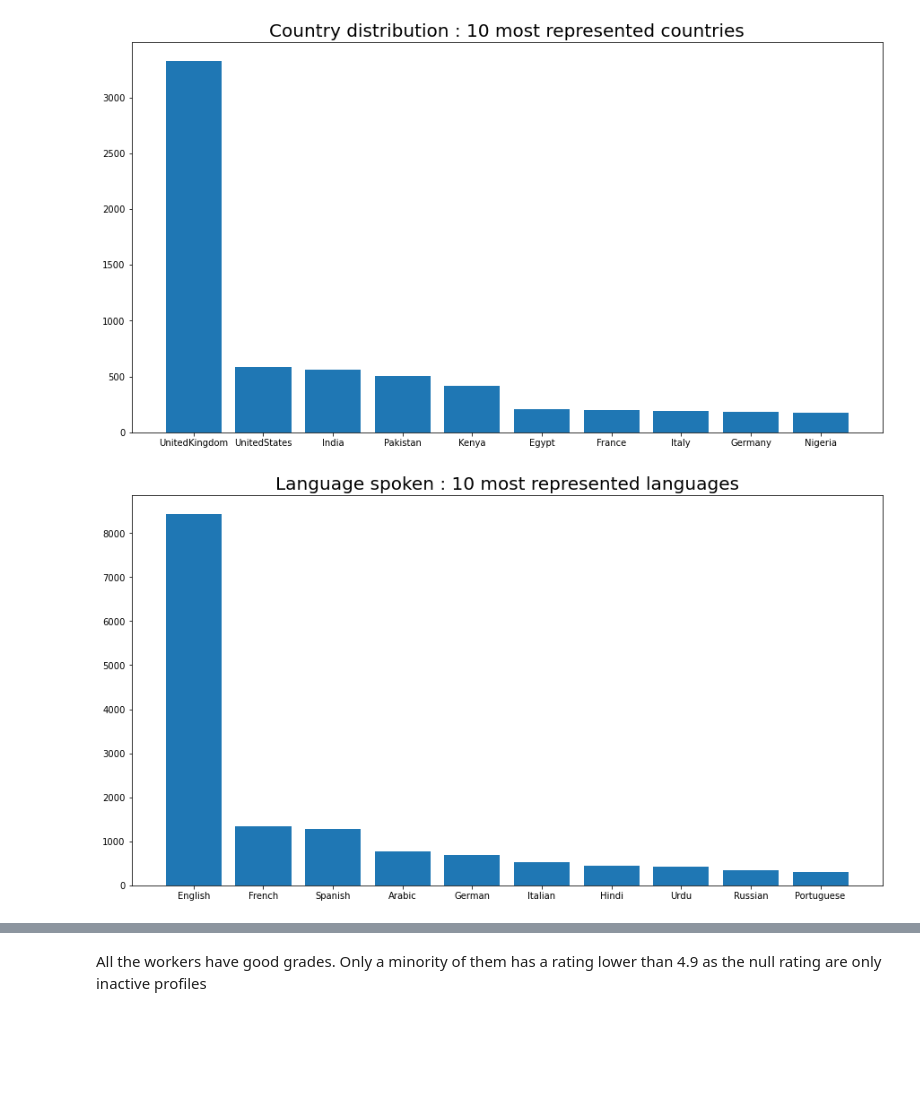
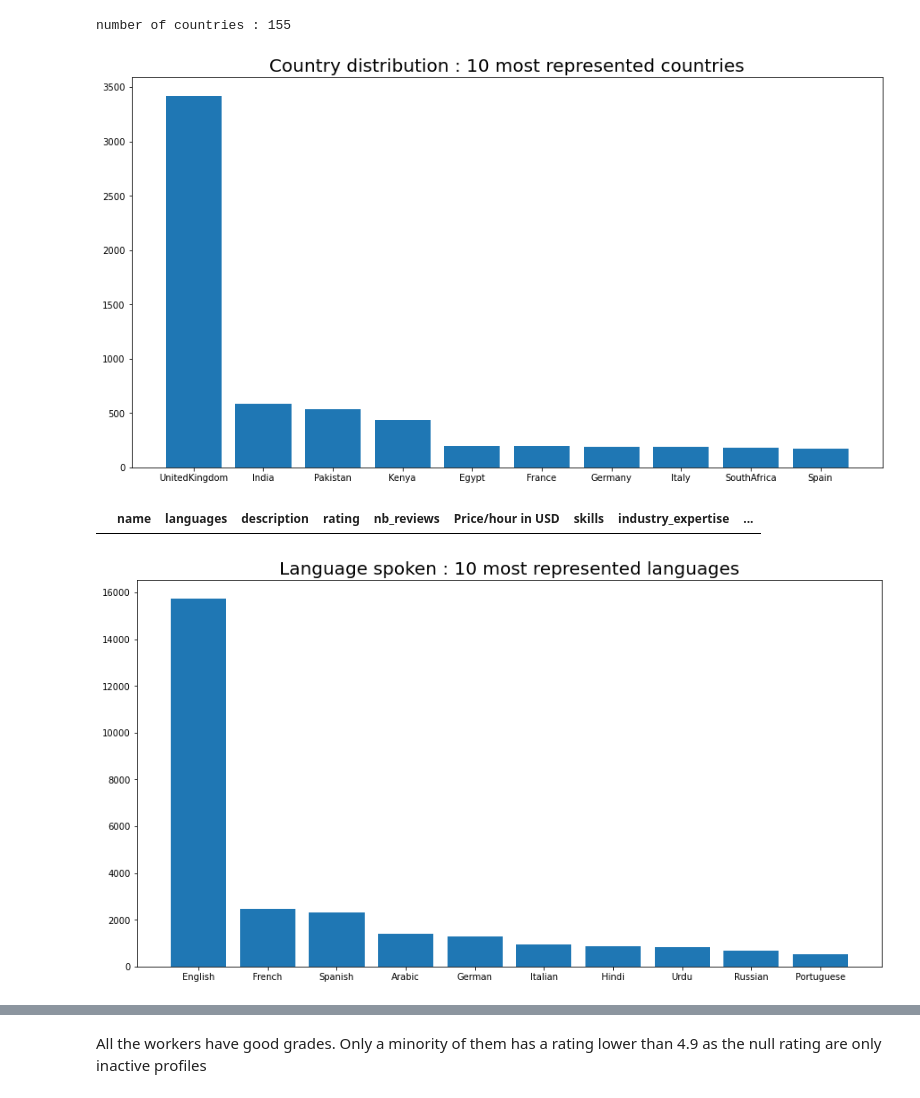
Before and after one commit to Victor-Manach/MODS207, a Jupyter notebook: Data_Analysis.ipynb, the cells around one changed output, grey strips where cells are left out. Drawn from its saved outputs; the diff is of its cells as text; code cells hidden in the pictures; blank space fills up the shorter version.

```diff
--- a/Data_Analysis.ipynb
+++ b/Data_Analysis.ipynb
@@ -6,9 +6,9 @@ import matplotlib.pyplot as plt
 import seaborn as sns
 from collections import Counter
 # %%
-data = pd.read_csv('./data/improved_profiles_26_04_2021.csv')
+data = pd.read_csv('./data/panel_data_04_05.csv')
 # %%
-data['gender'] = data['gender'].fillna("undefined")
+data = data[data['scraping_date'] == '26-04-2021']
 # %%
 data.head(3)
 # %% [output]
@@ -19,8 +19,10 @@ data.head(3)
 # %%
-location = data['location']
+location = data['country']
 
 country = [ l.split(',')[-1].replace(" ", "") for l in location ]
 count = Counter(country).most_common(10)
+
+print('number of countries :', len(Counter(country)))
 
 figure = plt.figure(figsize=(15,8))
 keys = [count[i][0] for i in range(len(count))]
@@ -29,29 +31,35 @@ plt.bar(keys, values)
 plt.title("Country distribution : 10 most represented countries", fontsize = 20)
 plt.show()
 # %% [output]
+number of countries : 155
-[figure, old version]
+[figure, new version]
+# %%
+c = ['United Kingdom', 'India', 'Pakistan', 'Kenya', 'Egypt', 'France', 'Germany', 'Italy', 'South Africa', 'Spain']
+
+
+data[data['country'] == 'Pakistan']
+# %% [output]
+|  | name | languages | description | rating | nb_reviews | Price/hour in USD | skills | industry_expertise | ... |
 # %%
-from collections import Counter
-import re
-
 speaking = data['languages']
 language = []
+
 for s in speaking :
-    zeub = str(s).replace("speaking", "").replace("and", "").replace("nan", "")
+    zeub = str(s).replace("speaking", "").replace("and", "").replace("nan", "").replace("'","")
     zanzi = re.findall(r"[\w']+", zeub)
     for l in zanzi :
         language.append(l)
 
 count = Counter(language).most_common(10)
 
 figure = plt.figure(figsize=(15,8))
 keys = [count[i][0] for i in range(len(count))]
 values = [count[i][1] for i in range(len(count))]
 plt.bar(keys, values)
 plt.title("Language spoken : 10 most represented languages", fontsize = 20)
 plt.show()
 # %% [output]
-[figure, old version]
+[figure, new version]
 # %%
 fig, axes = plt.subplots(nrows=1, ncols=2)
 
```
Also changed, not shown: parts of 10 cells of this notebook.
